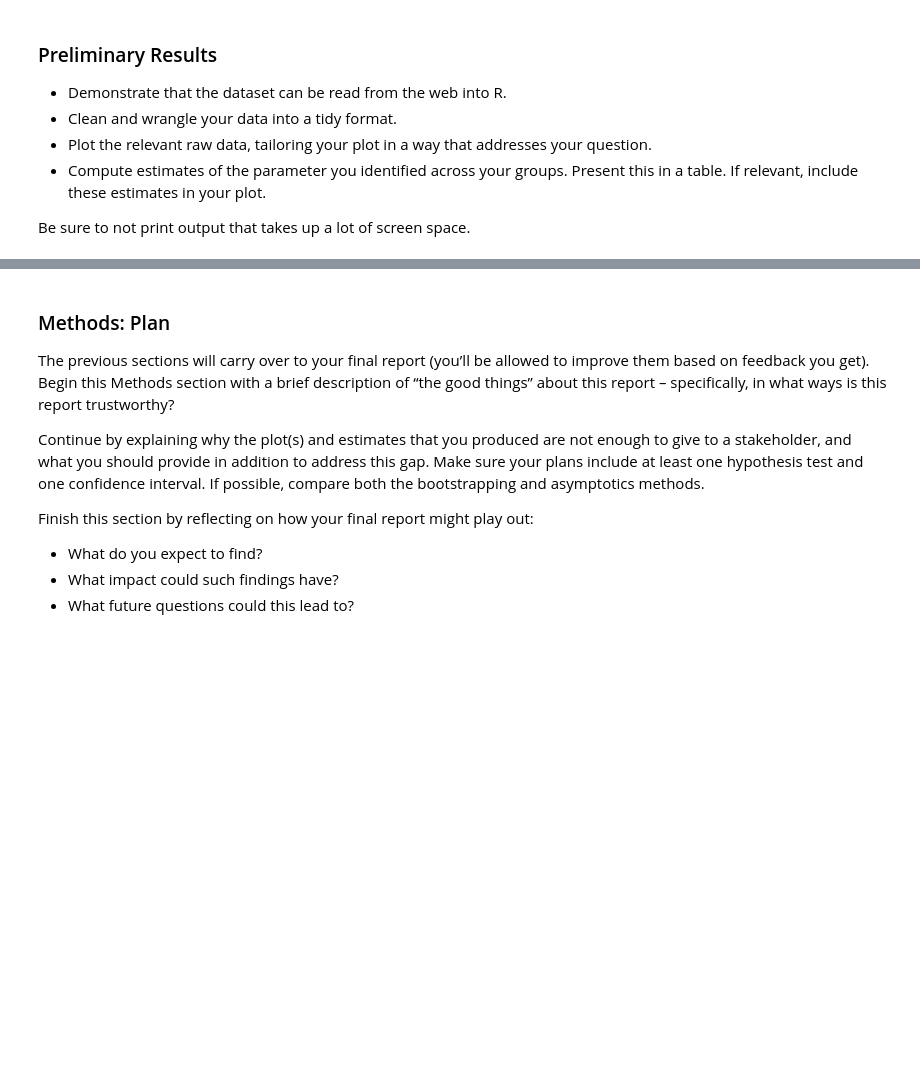
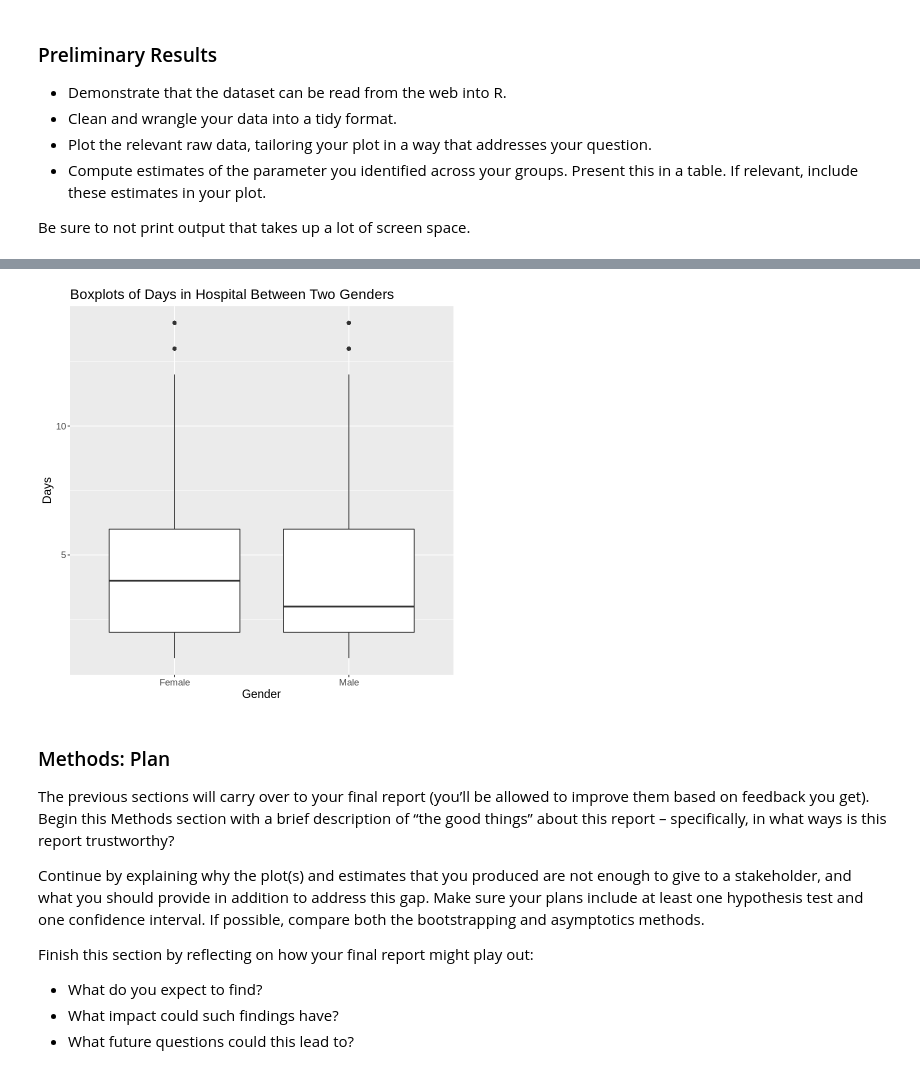
Before and after one commit to Yanjun0526/STAT201Project, a Jupyter notebook: Proposal.ipynb, the cells around one changed output, grey strips where cells are left out. Drawn from its saved outputs; the diff is of its cells as text; code cells hidden in the pictures; blank space fills up the shorter version.

Commit message:
Added data and boxplot to proposal

```diff
--- a/Proposal.ipynb
+++ b/Proposal.ipynb
@@ -30,0 +43,4 @@ Be sure to not print output that takes up a lot of screen space.
+# %%
+diabetes_data <- read_csv("https://raw.githubusercontent.com/Yanjun0526/STAT201Project/main/diabetic_data.csv") |>
+    filter(gender != "Unknown/Invalid") |>
+    select(gender, time_in_hospital)
@@ -31,3 +77,16 @@ Be sure to not print output that takes up a lot of screen space.
+# %%
+boxplots <-
+    diabetes_data %>%
+    ggplot(aes(x = gender, y = time_in_hospital)) +
+    geom_boxplot() +
+    ylab("Days") +
+    xlab("Gender") +
+    ggtitle("Boxplots of Days in Hospital Between Two Genders") +
+    theme(text = element_text(size=14))
+
+boxplots
+# %% [output]
+[figure, added]
 # %% [markdown]
 ### Methods: Plan
 The previous sections will carry over to your final report (you’ll be allowed to improve them based on feedback you get). Begin this Methods section with a brief description of “the good things” about this report – specifically, in what ways is this report trustworthy?
```
Also changed, not shown: parts of 4 cells of this notebook.
